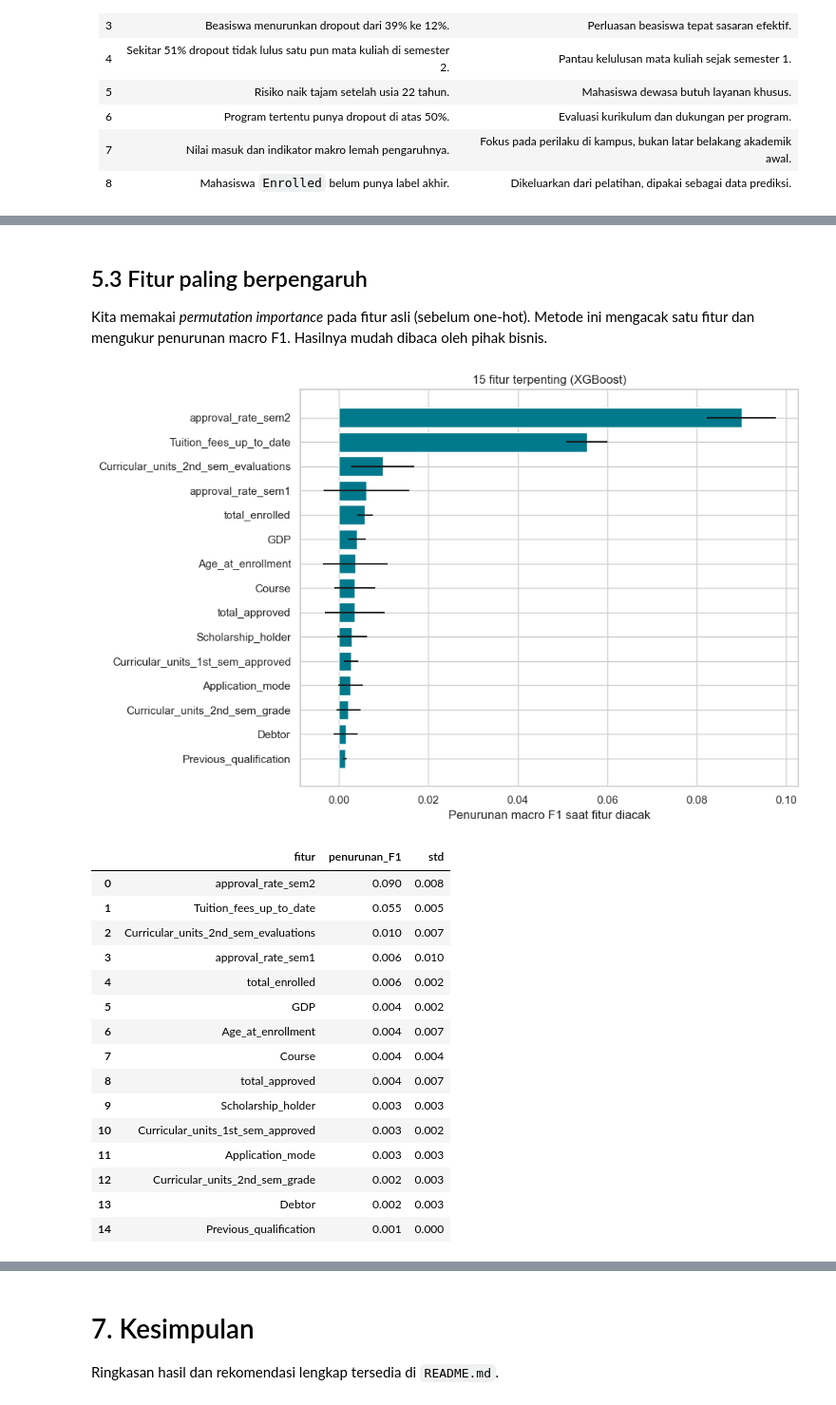
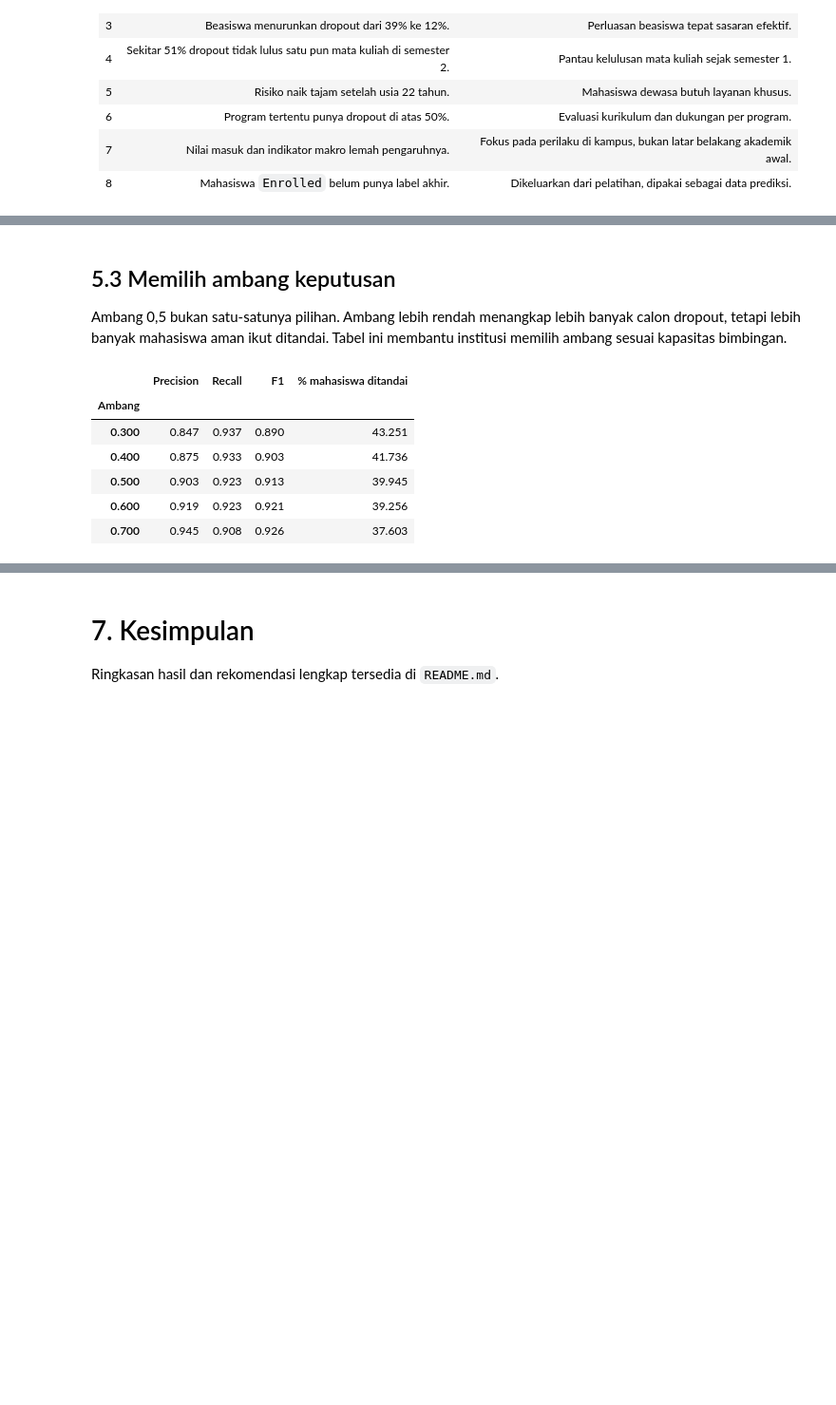
Before and after one commit to putraharifin/student-dropout-predictor, a Jupyter notebook: notebook.ipynb, the cells around one changed output, grey strips where cells are left out. Shown at 95% size. Saved outputs shown, nothing was run; the diff lists cells and outputs as text; code cells hidden in the pictures; blank space fills up the shorter version.

```diff
--- a/notebook.ipynb
+++ b/notebook.ipynb
@@ -991,7 +1034,7 @@ Kita memilih model dengan **macro F1 validasi silang tertinggi** pada tahap tuni
 # %%
-kandidat = ringkas_tuning["Best CV Macro F1"]
+kandidat = ringkas_tuning["Best CV F1 Dropout"]
 NAMA_TERBAIK = kandidat.idxmax()
 model_terbaik = model_tuned[NAMA_TERBAIK]
-print("Model terbaik (berdasarkan CV macro F1):", NAMA_TERBAIK)
+print("Model terbaik (berdasarkan CV F1 Dropout):", NAMA_TERBAIK)
 print(kandidat.round(4).to_string())
 # %% [output]
@@ -1030,15 +1074,14 @@ weighted avg      0.762     0.736     0.745       885
 # %%
-from sklearn.metrics import roc_curve, auc
-from sklearn.preprocessing import label_binarize
-
-proba_test = model_terbaik.predict_proba(X_test)
-y_bin = label_binarize(y_test, classes=[0, 1, 2])
-fig, ax = plt.subplots(figsize=(7, 5.5))
-for i, s in enumerate(STATUS_ORDER):
-    fpr, tpr, _ = roc_curve(y_bin[:, i], proba_test[:, i])
-    ax.plot(fpr, tpr, color=PALETTE[s], lw=2, label=f"{s} (AUC = {auc(fpr, tpr):.3f})")
-ax.plot([0, 1], [0, 1], "k--", lw=1)
-ax.set_xlabel("False positive rate"); ax.set_ylabel("True positive rate")
-ax.set_title("Kurva ROC (one-vs-rest)"); ax.legend(loc="lower right")
+fpr, tpr, _ = roc_curve(y_test, proba_test)
+prec, rec, _ = precision_recall_curve(y_test, proba_test)
+fig, ax = plt.subplots(1, 2, figsize=(13, 5))
+ax[0].plot(fpr, tpr, color="#d1495b", lw=2, label=f"{NAMA_TERBAIK} (AUC = {roc_auc_score(y_test, proba_test):.3f})")
+ax[0].plot([0, 1], [0, 1], "k--", lw=1)
+ax[0].set_xlabel("False positive rate"); ax[0].set_ylabel("True positive rate")
+ax[0].set_title("Kurva ROC"); ax[0].legend(loc="lower right")
+ax[1].plot(rec, prec, color="#00798c", lw=2, label=f"PR-AUC = {average_precision_score(y_test, proba_test):.3f}")
+ax[1].axhline(y_test.mean(), color="k", ls="--", lw=1, label=f"Baseline acak = {y_test.mean():.2f}")
+ax[1].set_xlabel("Recall (Dropout)"); ax[1].set_ylabel("Precision (Dropout)")
+ax[1].set_title("Kurva Precision-Recall"); ax[1].legend(loc="lower left")
 plt.tight_layout(); plt.show()
 # %% [output]
@@ -1046,35 +1089,19 @@ plt.tight_layout(); plt.show()
 # %% [markdown]
-## 5.3 Fitur paling berpengaruh
+## 5.3 Memilih ambang keputusan
 
-Kita memakai *permutation importance* pada fitur asli (sebelum one-hot). Metode ini mengacak satu fitur dan mengukur penurunan macro F1. Hasilnya mudah dibaca oleh pihak bisnis.
+Ambang 0,5 bukan satu-satunya pilihan. Ambang lebih rendah menangkap lebih banyak calon dropout, tetapi lebih banyak mahasiswa aman ikut ditandai. Tabel ini membantu institusi memilih ambang sesuai kapasitas bimbingan.
 # %%
-perm = permutation_importance(model_terbaik, X_test, y_test, scoring="f1_macro",
-                              n_repeats=5, random_state=RANDOM_STATE, n_jobs=1)
-imp = (pd.DataFrame({"fitur": X_test.columns, "penurunan_F1": perm.importances_mean, "std": perm.importances_std})
-       .sort_values("penurunan_F1", ascending=False).reset_index(drop=True))
-
-top15 = imp.head(15).iloc[::-1]
-fig, ax = plt.subplots(figsize=(10, 6.5))
-ax.barh(top15["fitur"], top15["penurunan_F1"], xerr=top15["std"], color="#00798c")
-ax.set_xlabel("Penurunan macro F1 saat fitur diacak")
-ax.set_title(f"15 fitur terpenting ({NAMA_TERBAIK})")
-plt.tight_layout(); plt.show()
-imp.head(15)
+baris = []
+for t in [0.3, 0.4, 0.5, 0.6, 0.7]:
+    pr = (proba_test >= t).astype(int)
+    baris.append({"Ambang": t, "Precision": precision_score(y_test, pr), "Recall": recall_score(y_test, pr),
+                  "F1": f1_score(y_test, pr), "% mahasiswa ditandai": pr.mean() * 100})
+pd.DataFrame(baris).set_index("Ambang")
 # %% [output]
-[figure, removed]
-|  | fitur | penurunan_F1 | std |
-| 0 | approval_rate_sem2 | 0.090 | 0.008 |
-| 1 | Tuition_fees_up_to_date | 0.055 | 0.005 |
-| 2 | Curricular_units_2nd_sem_evaluations | 0.010 | 0.007 |
-| 3 | approval_rate_sem1 | 0.006 | 0.010 |
-| 4 | total_enrolled | 0.006 | 0.002 |
-| 5 | GDP | 0.004 | 0.002 |
-| 6 | Age_at_enrollment | 0.004 | 0.007 |
-| 7 | Course | 0.004 | 0.004 |
-| 8 | total_approved | 0.004 | 0.007 |
-| 9 | Scholarship_holder | 0.003 | 0.003 |
-| 10 | Curricular_units_1st_sem_approved | 0.003 | 0.002 |
-| 11 | Application_mode | 0.003 | 0.003 |
-| 12 | Curricular_units_2nd_sem_grade | 0.002 | 0.003 |
-| 13 | Debtor | 0.002 | 0.003 |
-| 14 | Previous_qualification | 0.001 | 0.000 |
+|  | Precision | Recall | F1 | % mahasiswa ditandai |
+| Ambang |  |  |  |  |
+| 0.300 | 0.847 | 0.937 | 0.890 | 43.251 |
+| 0.400 | 0.875 | 0.933 | 0.903 | 41.736 |
+| 0.500 | 0.903 | 0.923 | 0.913 | 39.945 |
+| 0.600 | 0.919 | 0.923 | 0.921 | 39.256 |
+| 0.700 | 0.945 | 0.908 | 0.926 | 37.603 |
```
Also changed, not shown: parts of 47 cells of this notebook, 4 other files.
